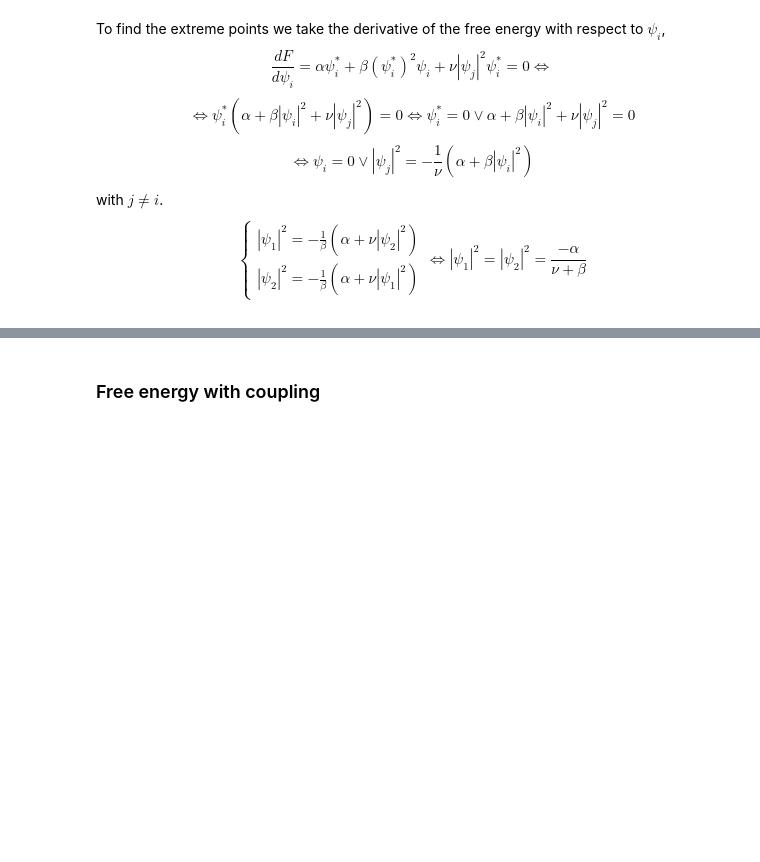
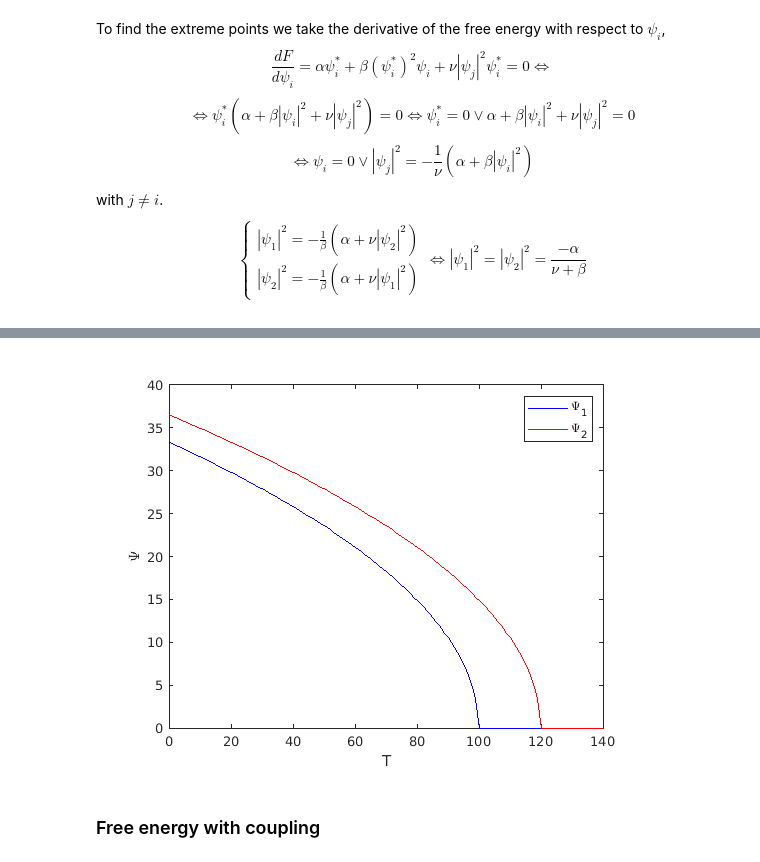
Before and after one commit to Gustavo-01/Projeto_daf, a Jupyter notebook: Project.ipynb, the cells around one changed output, grey strips where cells are left out. Drawn from its saved outputs; the diff is of its cells as text; code cells hidden in the pictures; blank space fills up the shorter version.

```diff
--- a/Project.ipynb
+++ b/Project.ipynb
@@ -45,3 +159,15 @@ $$\Leftrightarrow \psi_i^*(\alpha+\beta|\psi_i|^2+\nu|\psi_j|^2)=0\Leftrightarro
 $$\Leftrightarrow \psi_i=0 \vee |\psi_j|^2=-\frac{1}{\nu}(\alpha+\beta|\psi_i|^2)$$
 with $j\neq i$.
 $$\left\{\begin{array}{c} |\psi_1|^2=-\frac{1}{\beta}(\alpha+\nu|\psi_2|^2) \\ |\psi_2|^2=-\frac{1}{\beta}(\alpha+\nu|\psi_1|^2)\end{array}\right. \Leftrightarrow |\psi_1|^2=|\psi_2|^2=\frac{-\alpha}{\nu+\beta}$$
+# %%
+psi_1 = @(T) sqrt(-alpha_1(T)/(v+beta));
+psi_2 = @(T) sqrt(-alpha_2(T)/(v+beta));
+# %%
+T = 0:Tf;
+plot(T,psi_1(T),'b')
+hold on
+plot(T,psi_2(T),'r')
+xlabel('T')
+ylabel('\Psi')
+legend('\Psi_1','\Psi_2')
+# %% [output]
@@ -48,3 +176,4 @@ $$\left\{\begin{array}{c} |\psi_1|^2=-\frac{1}{\beta}(\alpha+\nu|\psi_2|^2) \\ |
+[figure, added]
 # %% [markdown]
 ### Free energy with coupling
 # %% [markdown]
```
Also changed, not shown: parts of 10 cells of this notebook.
